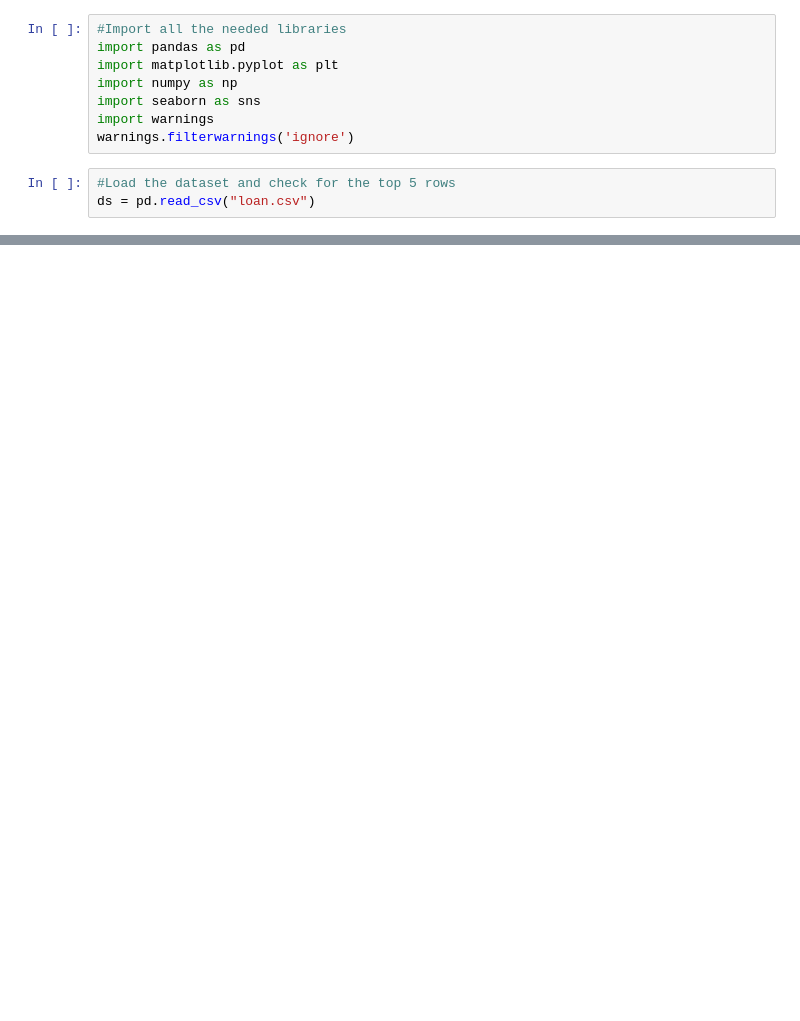
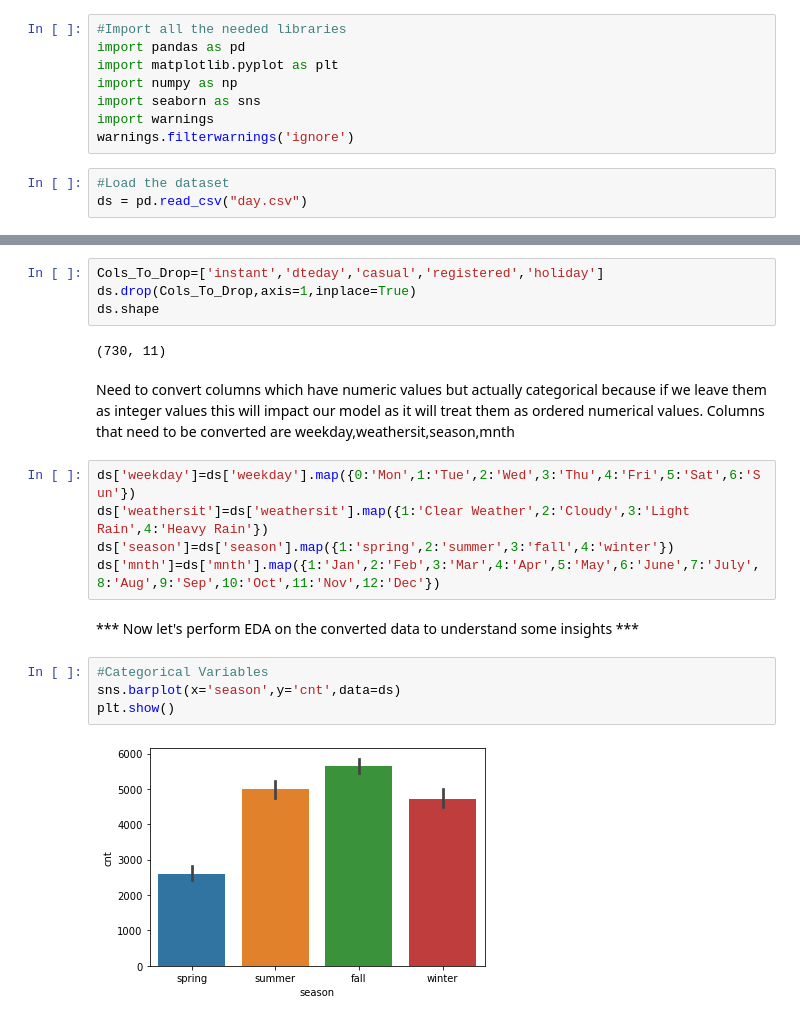
Before and after one commit to Sreedhar103/LinearRegression, a Jupyter notebook: LinearRegression_Sreedhar_Gunda.ipynb, the cells around one changed output, grey strips where cells are left out. Drawn from its saved outputs; the diff is of its cells as text; blank space fills up the shorter version.

```diff
--- a/LinearRegression_Sreedhar_Gunda.ipynb
+++ b/LinearRegression_Sreedhar_Gunda.ipynb
@@ -15,5 +13,5 @@ import seaborn as sns
 import warnings
 warnings.filterwarnings('ignore')
 # %%
-#Load the dataset and check for the top 5 rows
-ds = pd.read_csv("loan.csv")
+#Load the dataset
+ds = pd.read_csv("day.csv")
@@ -19,0 +76,21 @@ ds = pd.read_csv("loan.csv")
+# %%
+Cols_To_Drop=['instant','dteday','casual','registered','holiday']
+ds.drop(Cols_To_Drop,axis=1,inplace=True)
+ds.shape
+# %% [output]
+(730, 11)
+# %% [markdown]
+Need to convert columns which have numeric values but actually categorical because if we leave them as integer values this will impact our model as it will treat them as ordered numerical values. Columns that need to be converted are weekday,weathersit,season,mnth
+# %%
+ds['weekday']=ds['weekday'].map({0:'Mon',1:'Tue',2:'Wed',3:'Thu',4:'Fri',5:'Sat',6:'Sun'})
+ds['weathersit']=ds['weathersit'].map({1:'Clear Weather',2:'Cloudy',3:'Light Rain',4:'Heavy Rain'})
+ds['season']=ds['season'].map({1:'spring',2:'summer',3:'fall',4:'winter'})
+ds['mnth']=ds['mnth'].map({1:'Jan',2:'Feb',3:'Mar',4:'Apr',5:'May',6:'June',7:'July',8:'Aug',9:'Sep',10:'Oct',11:'Nov',12:'Dec'})
+# %% [markdown]
+*** Now let's perform EDA on the converted data to understand some insights ***
+# %%
+#Categorical Variables
+sns.barplot(x='season',y='cnt',data=ds)
+plt.show()
+# %% [output]
+[figure, added]
```
Also changed, not shown: parts of 118 cells of this notebook, 2 other files.
